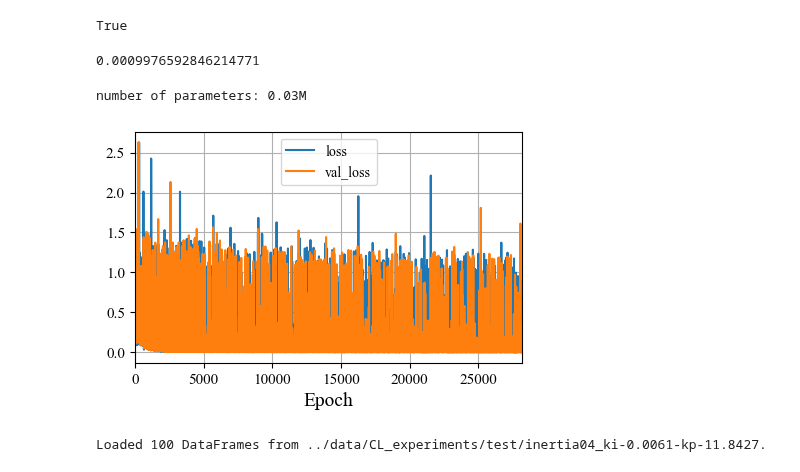
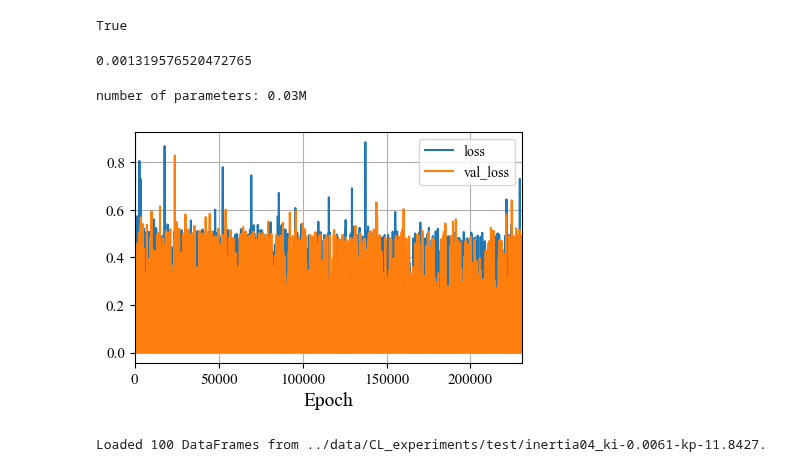
Before and after one commit to buswayne/in-context-bldc, a Jupyter notebook: speed_estimator/test_zerostep.ipynb, the cells around one changed output. Drawn from its saved outputs; the diff is of its cells as text; code cells hidden in the pictures.

Commit message:
Updated with multigpu and model v3

```diff
--- a/speed_estimator/test_zerostep.ipynb
+++ b/speed_estimator/test_zerostep.ipynb
@@ -46,10 +47,10 @@ True
 # %%
 # Create out dir
 out_dir = Path(out_dir)
-exp_data = torch.load(out_dir/"ckpt_zerostep_sim_OL.pt", map_location=device)
+exp_data = torch.load(out_dir/"ckpt_zerostep_sim_OL_v3.pt", map_location=device)
 seq_len = exp_data["cfg"].seq_len
 nx = exp_data["cfg"].nx
 # %%
 exp_data['best_val_loss']
 # %% [output]
-0.0009976592846214771
+0.001319576520472765
@@ -56,25 +64,29 @@ exp_data['best_val_loss']
 # %%
 model_args = exp_data["model_args"]
 gptconf = GPTConfig(**model_args)
 model = GPT(gptconf).to(device)
 
 
 state_dict = exp_data["model"]
 unwanted_prefix = '_orig_mod.'
 for k,v in list(state_dict.items()):
     if k.startswith(unwanted_prefix):
         state_dict[k[len(unwanted_prefix):]] = state_dict.pop(k)
-model.load_state_dict(state_dict);
+    if k.startswith('module.'):
+        state_dict[k[7:]] = v
+        state_dict.pop(k)
+
+model.load_state_dict(state_dict)
 
 plt.figure(figsize=(5,3))
 plt.plot(exp_data['LOSS'], label="loss")
 plt.plot(exp_data['LOSS_VAL'], label="val_loss")
 plt.xlabel("Epoch")
 plt.legend()
 plt.show()
 # %% [output]
 number of parameters: 0.03M
-[figure, old version]
+[figure, new version]
 # %%
 # folder_path = '../data/CL_experiments/test/inertia07_ki-0.0061-kp-11.8427'
 folder_path = '../data/CL_experiments/test/inertia04_ki-0.0061-kp-11.8427'
```
Also changed, not shown: parts of 4 cells of this notebook, 4 other files.
